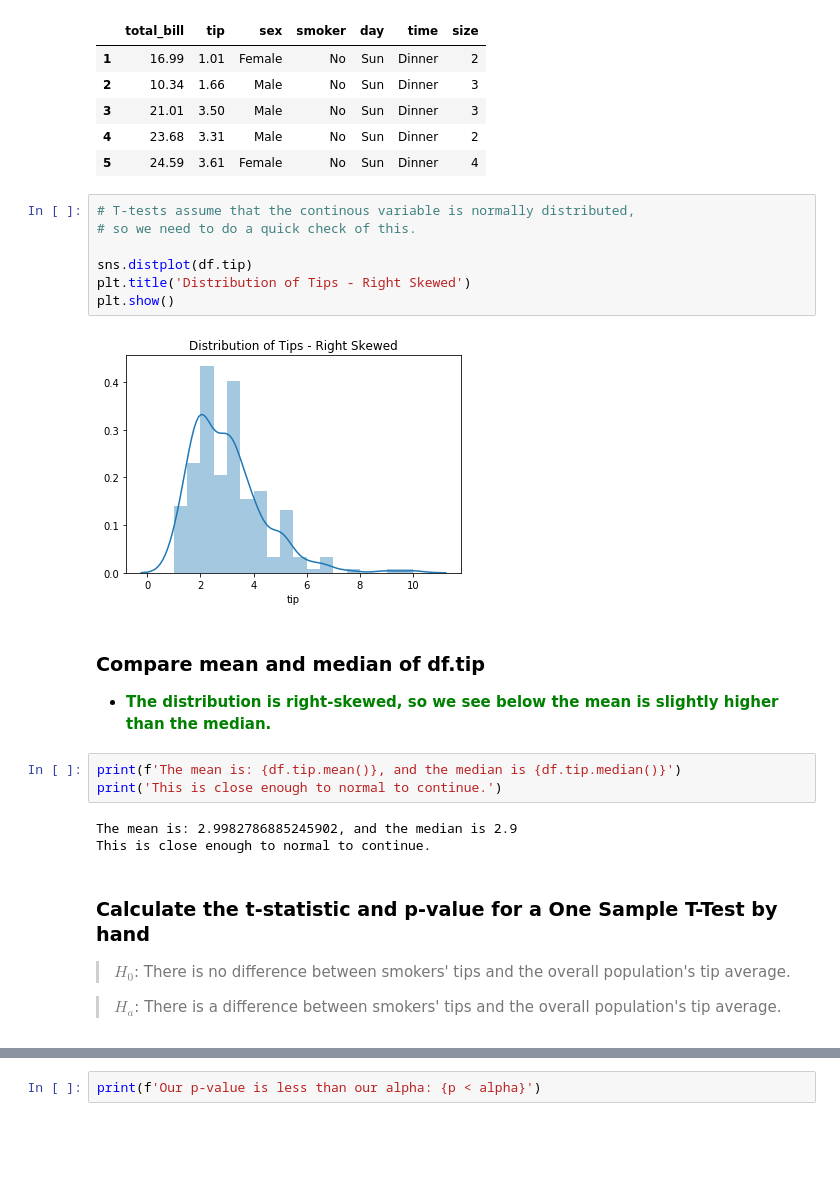
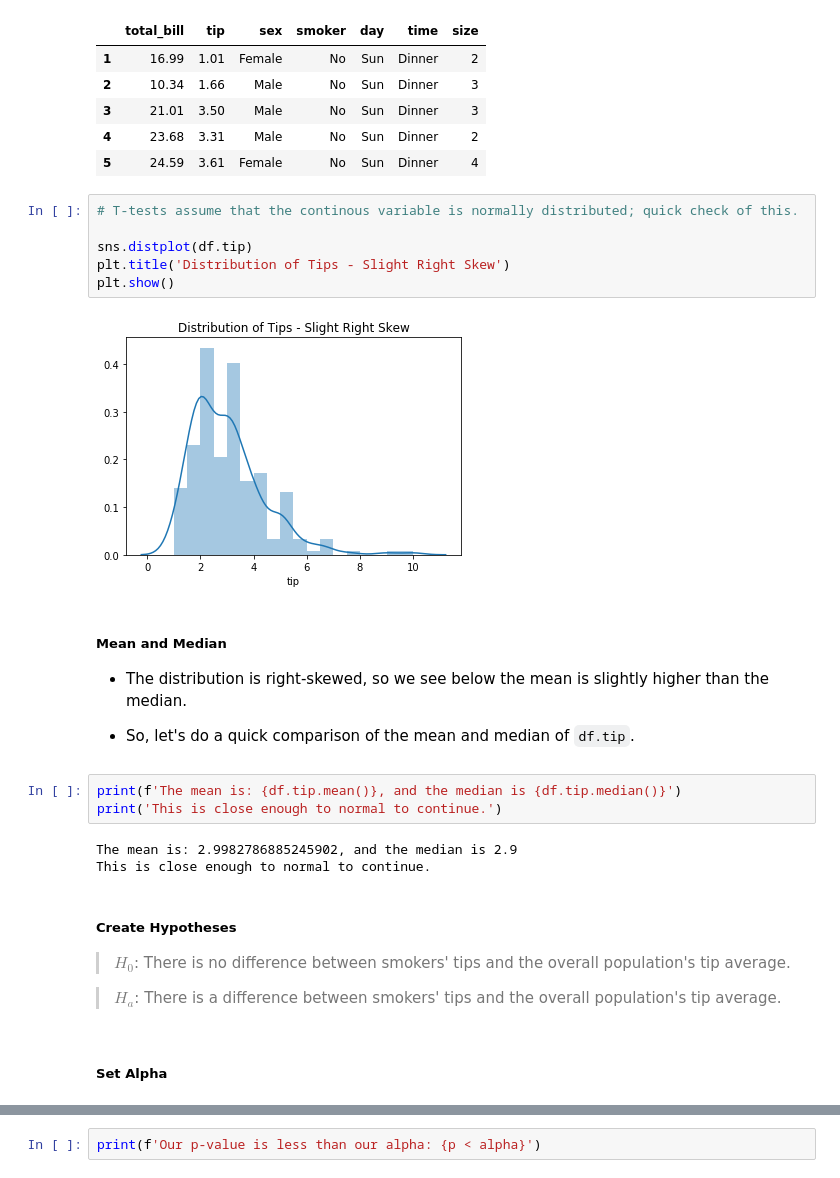
Before and after one commit to faithkane3/e_stats, a Jupyter notebook: hypothesis_testing.ipynb, the cells around one changed output, grey strips where cells are left out. Cells and saved outputs as stored; diff of their text form; blank space fills up the shorter version.

```diff
--- a/hypothesis_testing.ipynb
+++ b/hypothesis_testing.ipynb
@@ -162,18 +199,20 @@ df.head()
 | 4 | 23.68 | 3.31 | Male | No | Sun | Dinner | 2 |
 | 5 | 24.59 | 3.61 | Female | No | Sun | Dinner | 4 |
 # %%
-# T-tests assume that the continous variable is normally distributed,
-# so we need to do a quick check of this.
+# T-tests assume that the continous variable is normally distributed; quick check of this.
 
 sns.distplot(df.tip)
-plt.title('Distribution of Tips - Right Skewed')
+plt.title('Distribution of Tips - Slight Right Skew')
 plt.show()
 # %% [output]
-[figure, old version]
+[figure, new version]
 # %% [markdown]
-### Compare mean and median of df.tip
+##### Mean and Median
 
-- **<font color=green>The distribution is right-skewed, so we see below the mean is slightly higher than the median.</font>**
+- The distribution is right-skewed, so we see below the mean is slightly higher than the median.
+
+
+- So, let's do a quick comparison of the mean and median of `df.tip`.
 # %%
 print(f'The mean is: {df.tip.mean()}, and the median is {df.tip.median()}')
 print('This is close enough to normal to continue.')
@@ -181,9 +220,11 @@ print('This is close enough to normal to continue.')
 The mean is: 2.9982786885245902, and the median is 2.9
 This is close enough to normal to continue.
 # %% [markdown]
-### Calculate the t-statistic and p-value for a One Sample T-Test by hand
+##### Create Hypotheses
 
 >$H_0$: There is no difference between smokers' tips and the overall population's tip average.
 
 >$H_a$: There is a difference between smokers' tips and the overall population's tip average.
+# %% [markdown]
+##### Set Alpha
 # %%
```
Also changed, not shown: parts of 160 cells of this notebook, 1 other file.
